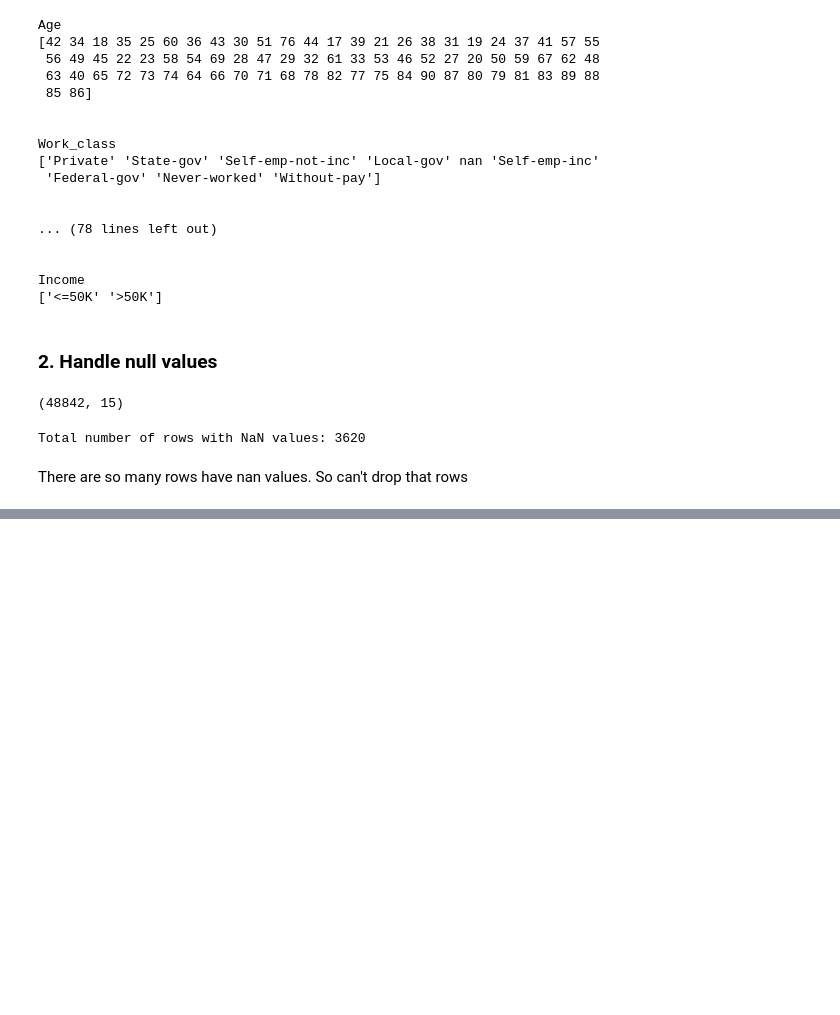
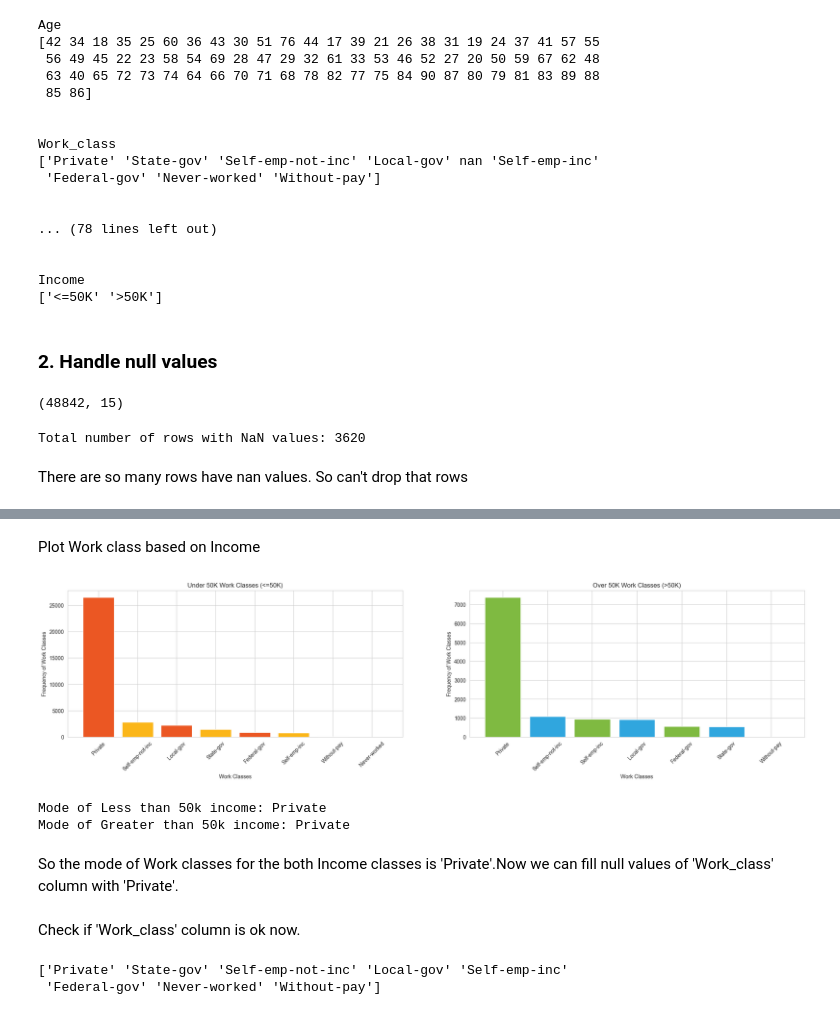
Before and after one commit to Benura2020/Income-Classification-ML, a Jupyter notebook: income_prediction_ml_project.ipynb, the cells around one changed output, grey strips where cells are left out. Drawn from its saved outputs; the diff is of its cells as text; code cells hidden in the pictures; blank space fills up the shorter version.

Commit message:
Handled null values
Handled null values of Work classes and Occupation columns

```diff
--- a/income_prediction_ml_project.ipynb
+++ b/income_prediction_ml_project.ipynb
@@ -356,0 +403,3 @@ There are so many rows have nan values. So can't drop that rows
+# %%
+income_less_50k = census_income_df[census_income_df['Income'] == '<=50K']
+income_greater_50k = census_income_df[census_income_df['Income'] == '>50K']
@@ -356,0 +424,39 @@ There are so many rows have nan values. So can't drop that rows
+# %%
+# Filter the 'Work Class' column based on income
+
+under50K_workClass = income_less_50k['Work_class'].value_counts()
+over50K_workClass = income_greater_50k['Work_class'].value_counts()
+# %% [markdown]
+Plot Work class based on Income
+# %%
+#colors
+under50K_color = ['#EB5723', '#FBB619']
+over50K_color = ['#7FBA41', '#30A6DE']
+
+# Plotting them side by side
+fig, (ax1, ax2) = plt.subplots(1,2, figsize = (25,5))
+
+ax1.bar(under50K_workClass.index,under50K_workClass.values,color=under50K_color)
+ax1.set_xlabel("Work Classes")
+ax1.set_ylabel("Frequency of Work Classes")
+ax1.set_title("Under 50K Work Classes (<=50K)")
+ax1.tick_params(axis='x', rotation=45) # Rotate x-axis labels for better readability
+
+ax2.bar(over50K_workClass.index,over50K_workClass.values,color=over50K_color)
+ax2.set_xlabel("Work Classes")
+ax2.set_ylabel("Frequency of Work Classes")
+ax2.set_title("Over 50K Work Classes (>50K)")
+ax2.tick_params(axis='x', rotation=45)
+# %% [output]
+[figure, added]
+# %%
+# find Work class mode for each income class
+mode_less_50k_workclass = income_less_50k['Work_class'].mode()[0]
+mode_greater_50k_workclass = income_greater_50k['Work_class'].mode()[0]
+print('Mode of Less than 50k income:', mode_less_50k_workclass )
+print('Mode of Greater than 50k income:', mode_greater_50k_workclass)
+# %% [output]
+Mode of Less than 50k income: Private
+Mode of Greater than 50k income: Private
+# %% [markdown]
+So the mode of Work classes for the both Income classes is 'Private'.Now we can fill null values of 'Work_class' column with 'Private'.
@@ -356,0 +467,8 @@ There are so many rows have nan values. So can't drop that rows
+# %% [markdown]
+Check if 'Work_class' column is ok now.
+# %%
+#check unique values of Work_class column
+print(census_income_df['Work_class'].unique())
+# %% [output]
+['Private' 'State-gov' 'Self-emp-not-inc' 'Local-gov' 'Self-emp-inc'
+ 'Federal-gov' 'Never-worked' 'Without-pay']
```
Also changed, not shown: parts of 28 cells of this notebook.
